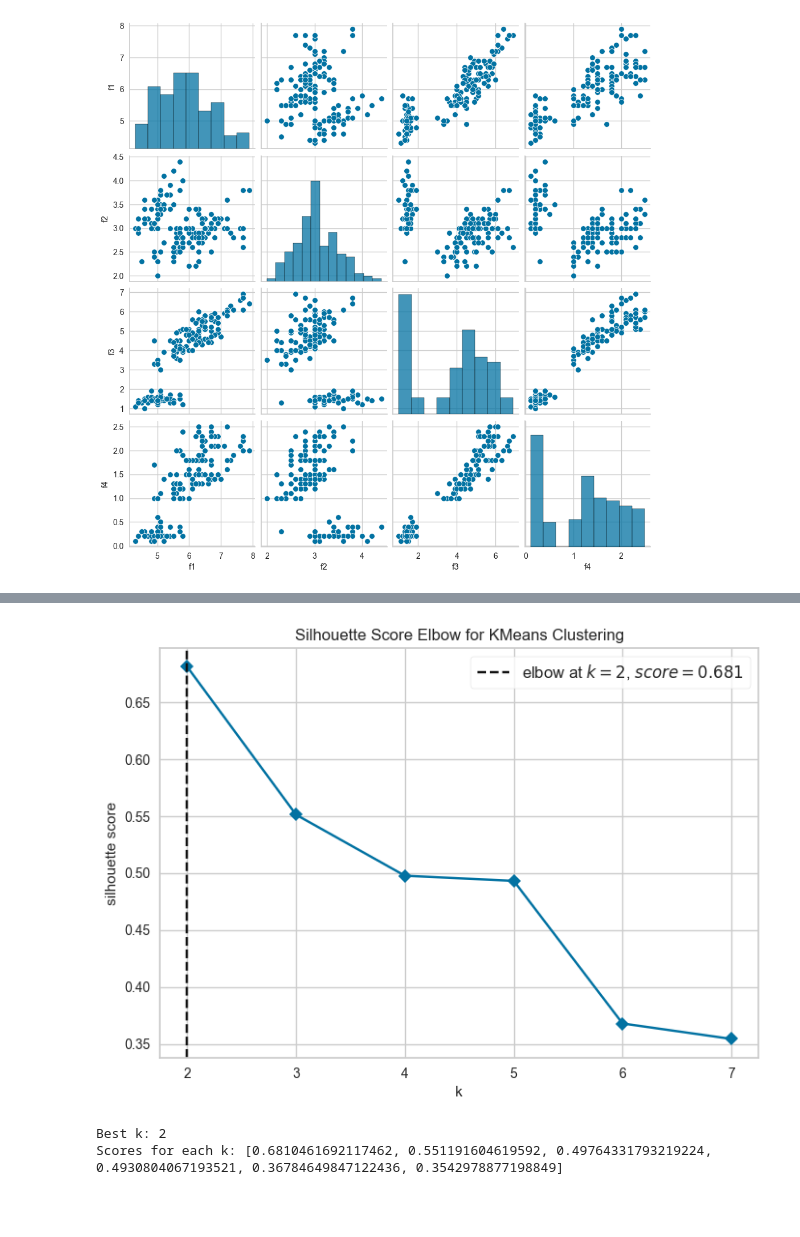
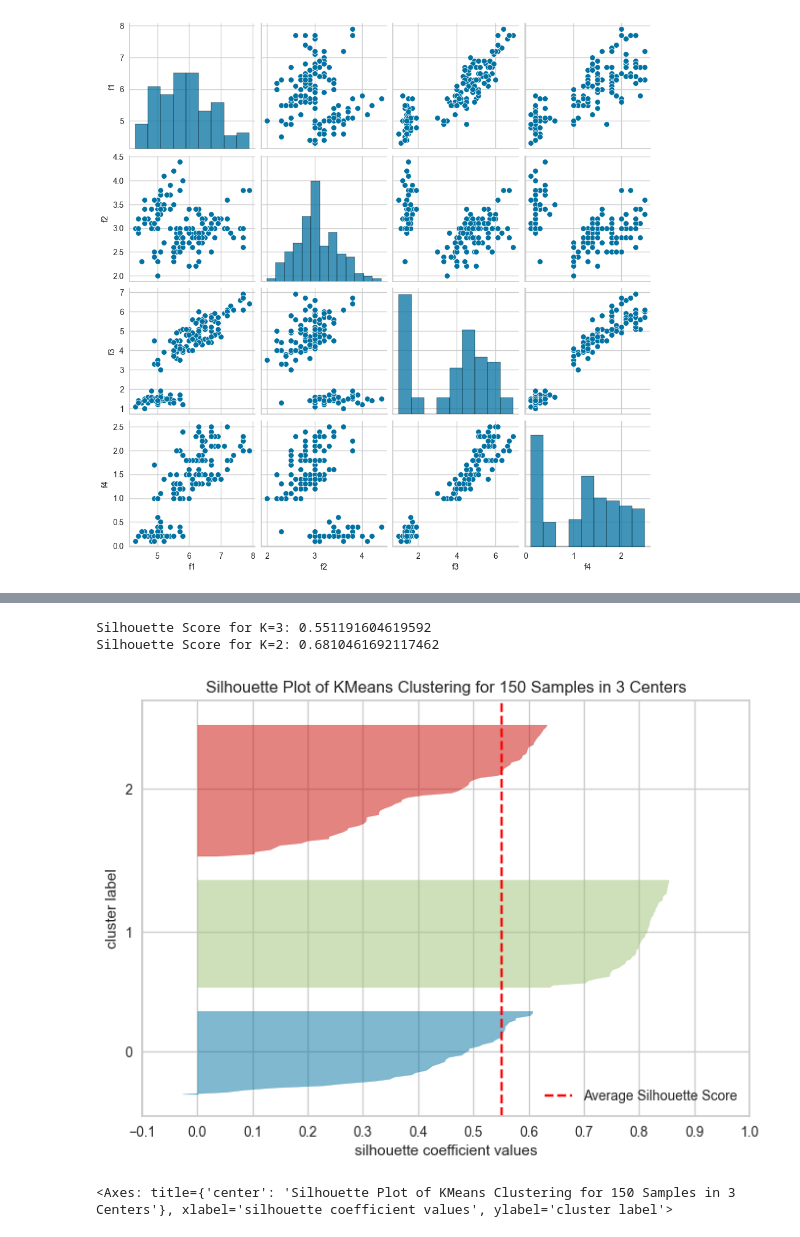
Before and after one commit to junaidreal4-hub/K-Mean-Clustering, a Jupyter notebook: Task_2(K_Mean).ipynb, the cells around one changed output, grey strips where cells are left out. Saved outputs shown, nothing was run; the diff lists cells and outputs as text; code cells hidden in the pictures; blank space fills up the shorter version.

```diff
--- a/Task_2(K_Mean).ipynb
+++ b/Task_2(K_Mean).ipynb
@@ -213,22 +228,17 @@ visualizer.show()
 <Axes: title={'center': 'Distortion Score Elbow for KMeans Clustering'}, xlabel='k', ylabel='distortion score'>
-# %%
-model = KMeans(random_state=42)
-
-visualizer = KElbowVisualizer(
-    model,
-    k=(2, 8),              # or k=range(2, 8)
-    metric="silhouette",
-    timings=False,
-    force_model=True
-)
-
-visualizer.fit(df)        # Fit the data to the visualizer
-visualizer.show()
-
-print("Best k:", visualizer.elbow_value_)        # chosen k
-print("Scores for each k:", visualizer.k_scores_)  # silhouette for all k
-# %% [output]
-[figure, removed]
-Best k: 2
-Scores for each k: [0.6810461692117462, 0.551191604619592, 0.49764331793219224, 0.4930804067193521, 0.36784649847122436, 0.3542978877198849]
+# %%
+#finding the optimal number of clusters using silhouette score
+print(f"Silhouette Score for K=3: {silhouette_score(df, KMeans(n_clusters=3, random_state=42).fit_predict(df))}")
+print(f"Silhouette Score for K=2: {silhouette_score(df, KMeans(n_clusters=2, random_state=42).fit_predict(df))}")
+# %% [output]
+Silhouette Score for K=3: 0.551191604619592
+Silhouette Score for K=2: 0.6810461692117462
+# %%
+#visualising the silhouette score for K=3
+silhouette_visualizer = SilhouetteVisualizer(KMeans(n_clusters=3, random_state=42), colors='yellowbrick', force_model=True)
+silhouette_visualizer.fit(df)
+silhouette_visualizer.show()
+# %% [output]
+[figure, added]
+<Axes: title={'center': 'Silhouette Plot of KMeans Clustering for 150 Samples in 3 Centers'}, xlabel='silhouette coefficient values', ylabel='cluster label'>
 # %%
```
Also changed, not shown: parts of 13 cells of this notebook.
